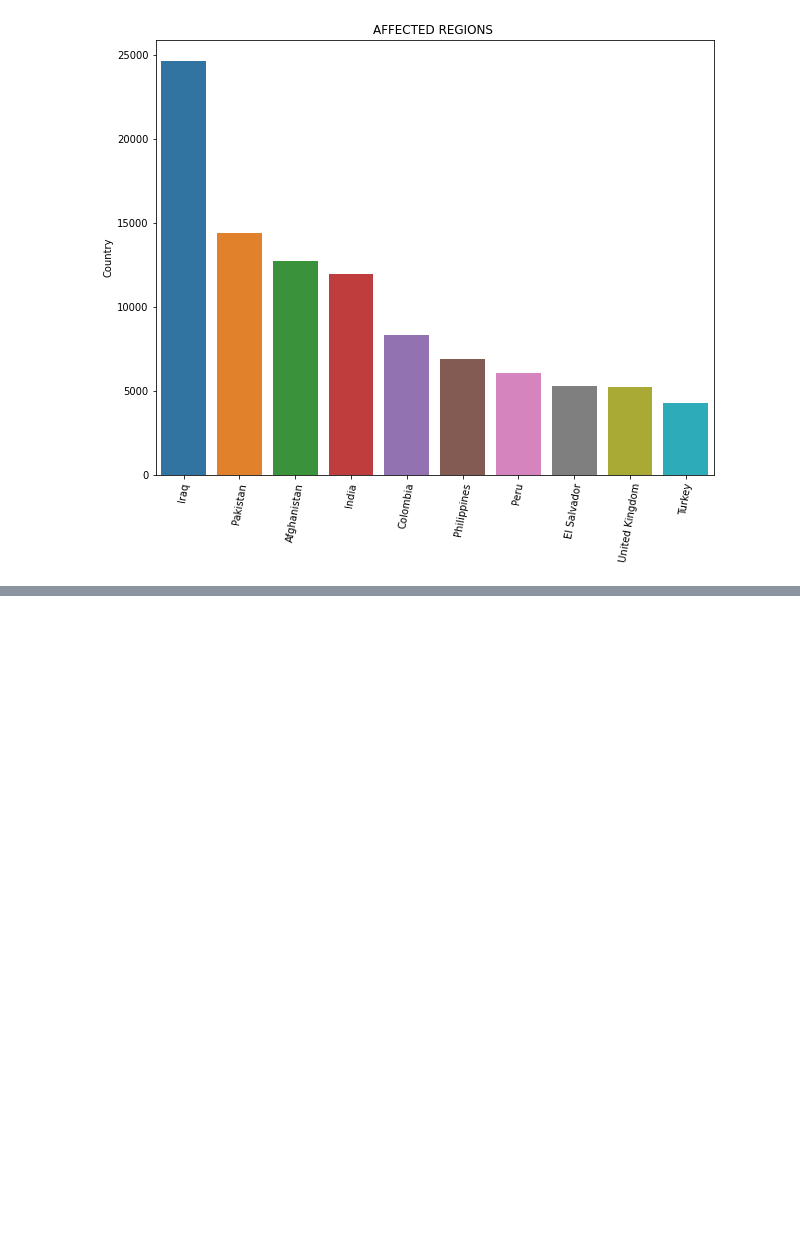
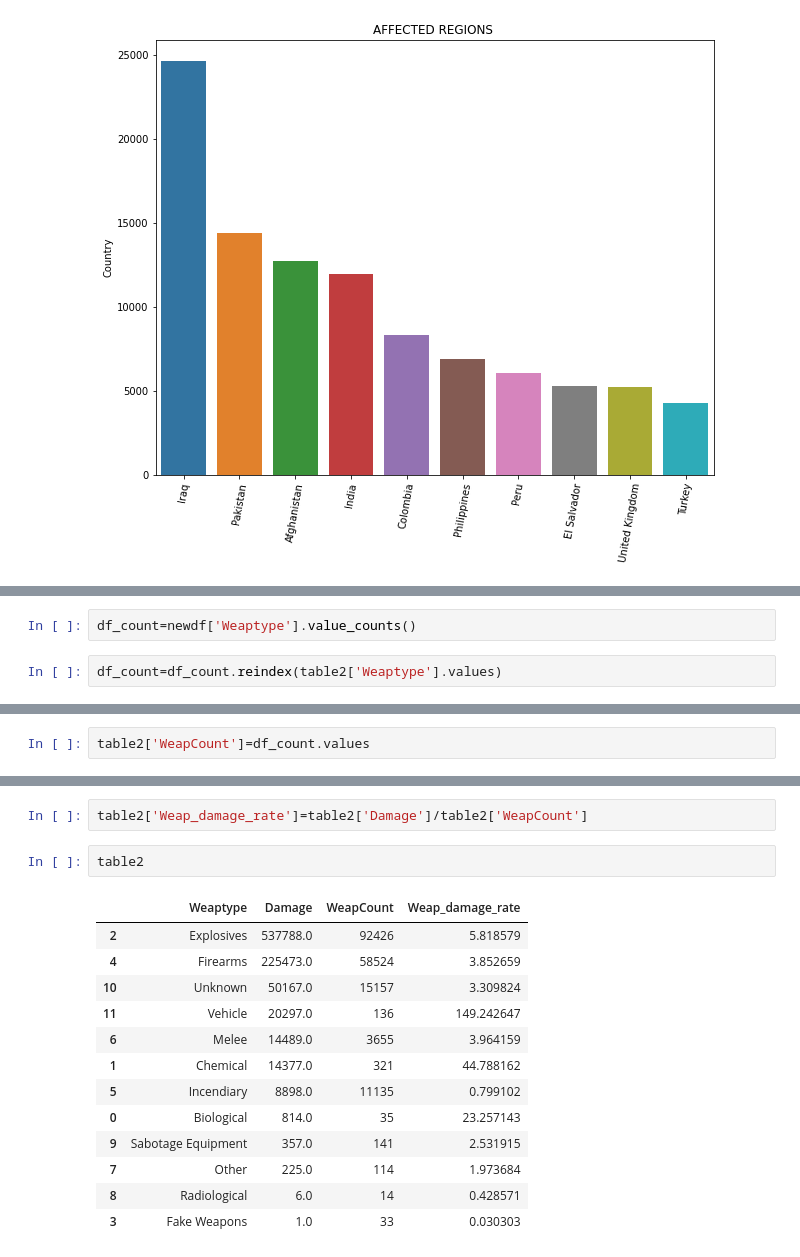
Before and after one commit to vikas6169/terrorism-repo1, a Jupyter notebook: globle_terrorism_data_analysis.ipynb, the cells around one changed output, grey strips where cells are left out. Cells and saved outputs as stored; diff of their text form; blank space fills up the shorter version.

```diff
--- a/globle_terrorism_data_analysis.ipynb
+++ b/globle_terrorism_data_analysis.ipynb
@@ -192,0 +327,4 @@ KeyError: ignored
+# %%
+df_count=newdf['Weaptype'].value_counts()
+# %%
+df_count=df_count.reindex(table2['Weaptype'].values)
@@ -192,0 +347,2 @@ KeyError: ignored
+# %%
+table2['WeapCount']=df_count.values
@@ -192,0 +365,18 @@ KeyError: ignored
+# %%
+table2['Weap_damage_rate']=table2['Damage']/table2['WeapCount']
+# %%
+table2
+# %% [output]
+|  | Weaptype | Damage | WeapCount | Weap_damage_rate |
+| 2 | Explosives | 537788.0 | 92426 | 5.818579 |
+| 4 | Firearms | 225473.0 | 58524 | 3.852659 |
+| 10 | Unknown | 50167.0 | 15157 | 3.309824 |
+| 11 | Vehicle | 20297.0 | 136 | 149.242647 |
+| 6 | Melee | 14489.0 | 3655 | 3.964159 |
+| 1 | Chemical | 14377.0 | 321 | 44.788162 |
+| 5 | Incendiary | 8898.0 | 11135 | 0.799102 |
+| 0 | Biological | 814.0 | 35 | 23.257143 |
+| 9 | Sabotage Equipment | 357.0 | 141 | 2.531915 |
+| 7 | Other | 225.0 | 114 | 1.973684 |
+| 8 | Radiological | 6.0 | 14 | 0.428571 |
+| 3 | Fake Weapons | 1.0 | 33 | 0.030303 |
```
Also changed, not shown: parts of 46 cells of this notebook.
